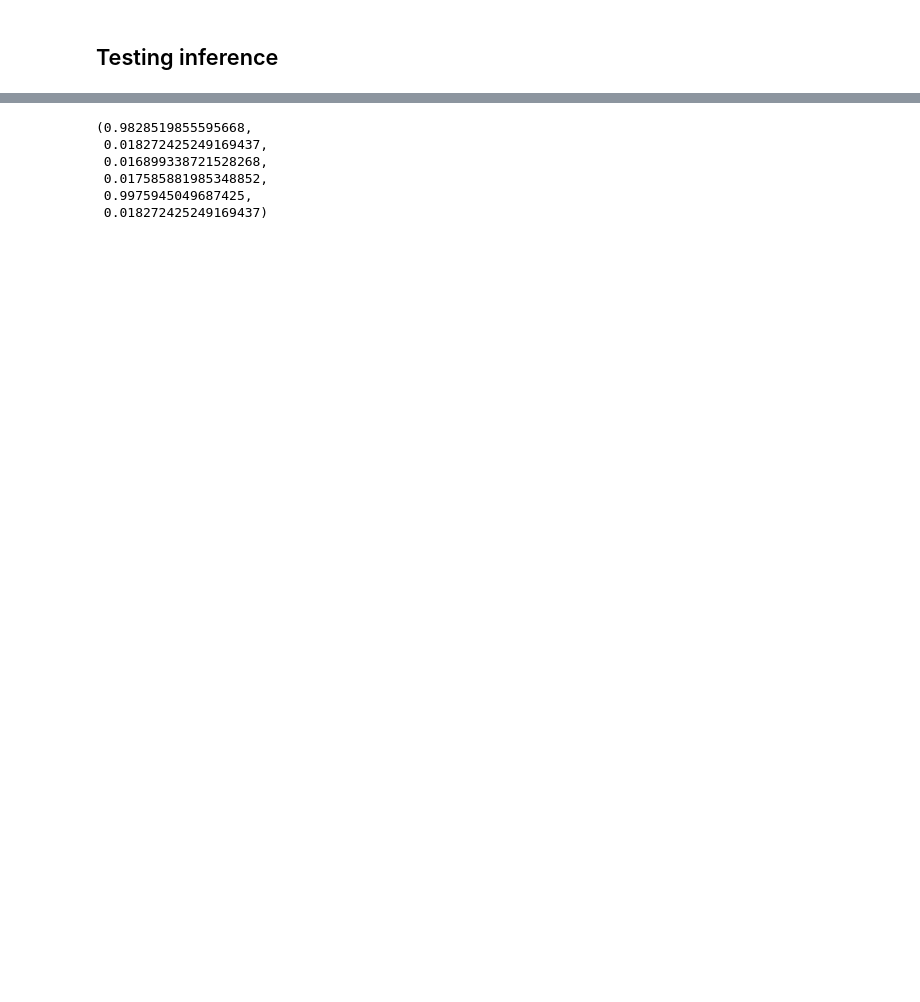
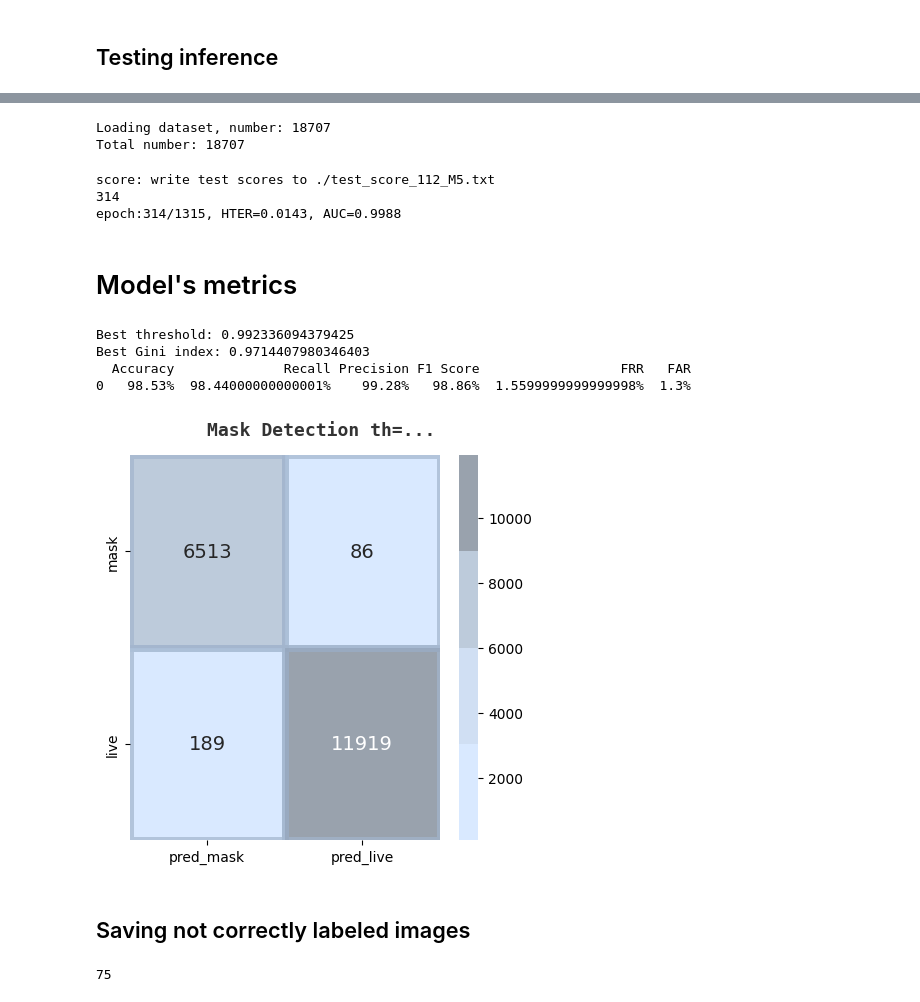
Before and after one commit to biometrickz/SSAN, a Jupyter notebook: inference.ipynb, the cells around one changed output, grey strips where cells are left out. Cells and saved outputs as stored; diff of their text form; code cells hidden in the pictures; blank space fills up the shorter version.

```diff
--- a/inference.ipynb
+++ b/inference.ipynb
@@ -59,9 +54,16 @@ score: write test scores to ./test_score.txt
-# %%
-test_ACC, fpr, FRR, HTER, auc_test, test_err
-# %% [output]
-(0.9828519855595668,
- 0.018272425249169437,
- 0.016899338721528268,
- 0.017585881985348852,
- 0.9975945049687425,
- 0.018272425249169437)
+# %%
+train_datasets = 'M5'
+img_size=112
+PATH = '/home/user/ml_projects/Yeldar/SSAN/results/SynthezExperiment/model/SSAN_R_best.pth'
+best_epoch, HTER, auc_test = inference(PATH, img_size=img_size, type='test', train_datasets=train_datasets, batch_size=256)
+sc_p = os.path.join("/".join(PATH.split('/')[:-2]), "score")
+total_epoch = max([int(x.split('_')[-1]) for x in os.listdir(sc_p)])
+print("epoch:{:d}/{:d}, HTER={:.4f}, AUC={:.4f}".format(best_epoch, total_epoch, HTER, auc_test))
+# %% [output]
+Loading dataset, number: 18707
+Total number: 18707
+score: write test scores to ./test_score_112_M5.txt
+314
+epoch:314/1315, HTER=0.0143, AUC=0.9988
+# %% [markdown]
+# Model's metrics
@@ -67,0 +207,11 @@ test_ACC, fpr, FRR, HTER, auc_test, test_err
+# %%
+map_score_val_filename = 'test_score_112_M5.txt'
+best_threshold = read_calc_plot(map_score_val_filename)
+# %% [output]
+Best threshold: 0.992336094379425
+Best Gini index: 0.9714407980346403
+  Accuracy              Recall Precision F1 Score                  FRR   FAR
+0   98.53%  98.44000000000001%    99.28%   98.86%  1.5599999999999998%  1.3%
+[figure, added]
+# %% [markdown]
+## Saving not correctly labeled images
@@ -67,0 +235,13 @@ test_ACC, fpr, FRR, HTER, auc_test, test_err
+# %%
+thr = 0.9960611462593079
+cnt = 0
+inds = []
+for i in range(len(val_labels)):
+    pred_label = 0 if val_scores[i] < thr else 1
+    if val_labels[i]!=pred_label & pred_label == 1:
+        # print(i, val_scores[i], val_labels[i], pred_label)
+        inds.append(i)
+        cnt += 1
+print(cnt)
+# %% [output]
+75
```
Also changed, not shown: parts of 20 cells of this notebook, 13 other files.
